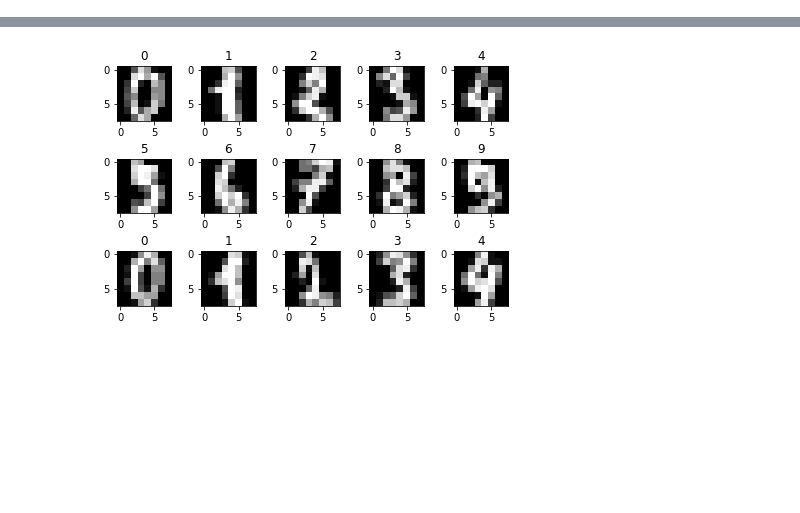
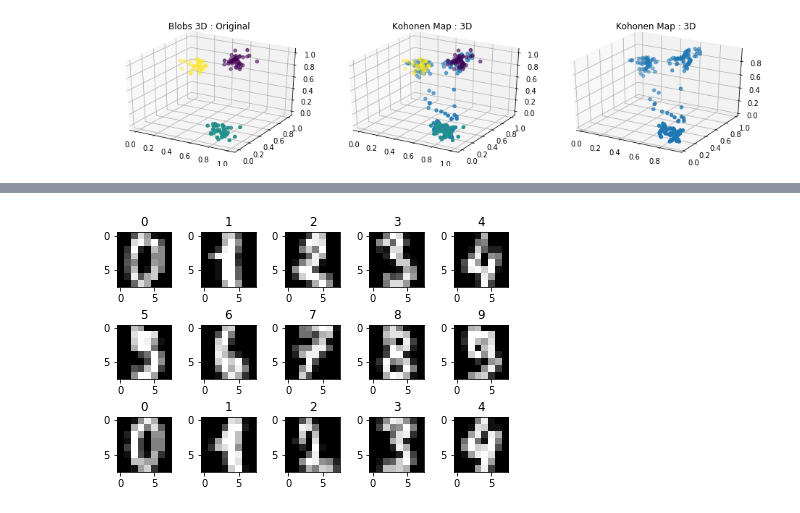
Before and after one commit to rdenadai/AI-Study-Notebooks, a Jupyter notebook: code/notebooks/7. SOM (Kohonen MAP).ipynb, the cells around one changed output, grey strips where cells are left out. Drawn from its saved outputs; the diff is of its cells as text; code cells hidden in the pictures; blank space fills up the shorter version.

```diff
--- a/code/notebooks/7. SOM (Kohonen MAP).ipynb
+++ b/code/notebooks/7. SOM (Kohonen MAP).ipynb
@@ -338,0 +211,10 @@ Loading MNIST from scikit-learn to test out against the self-Organizing Map.
+# %%
+scaler = MinMaxScaler()
+
+x, y = make_blobs(128, n_features=3, centers=3, random_state=42)
+x = scaler.fit_transform(x)
+
+som = SOM(verbose=True)
+som.train(x)
+W = som.W.flatten().reshape(-1, 3)
+umatrix = som.umatrix()
@@ -338,0 +230,16 @@ Loading MNIST from scikit-learn to test out against the self-Organizing Map.
+# %%
+plt.figure(figsize=(13, 3))
+ax = plt.subplot(1, 3, 1, projection='3d')
+plt.title("Blobs 3D : Original")
+ax.scatter(x[:, 0], x[:, 1], x[:, 2], c=y)
+ax = plt.subplot(1, 3, 2, projection='3d')
+plt.title("Kohonen Map : 3D")
+ax.scatter(x[:, 0], x[:, 1], x[:, 2], c=y)
+ax.scatter(W[:, 0], W[:, 1], W[:, 2], cmap=plt.cm.Blues_r)
+ax = plt.subplot(1, 3, 3, projection='3d')
+plt.title("Kohonen Map : 3D")
+ax.scatter(W[:, 0], W[:, 1], W[:, 2], cmap=plt.cm.Blues_r)
+plt.tight_layout()
+plt.show()
+# %% [output]
+[figure, added]
```
Also changed, not shown: parts of 104 cells of this notebook, 30 other files.
